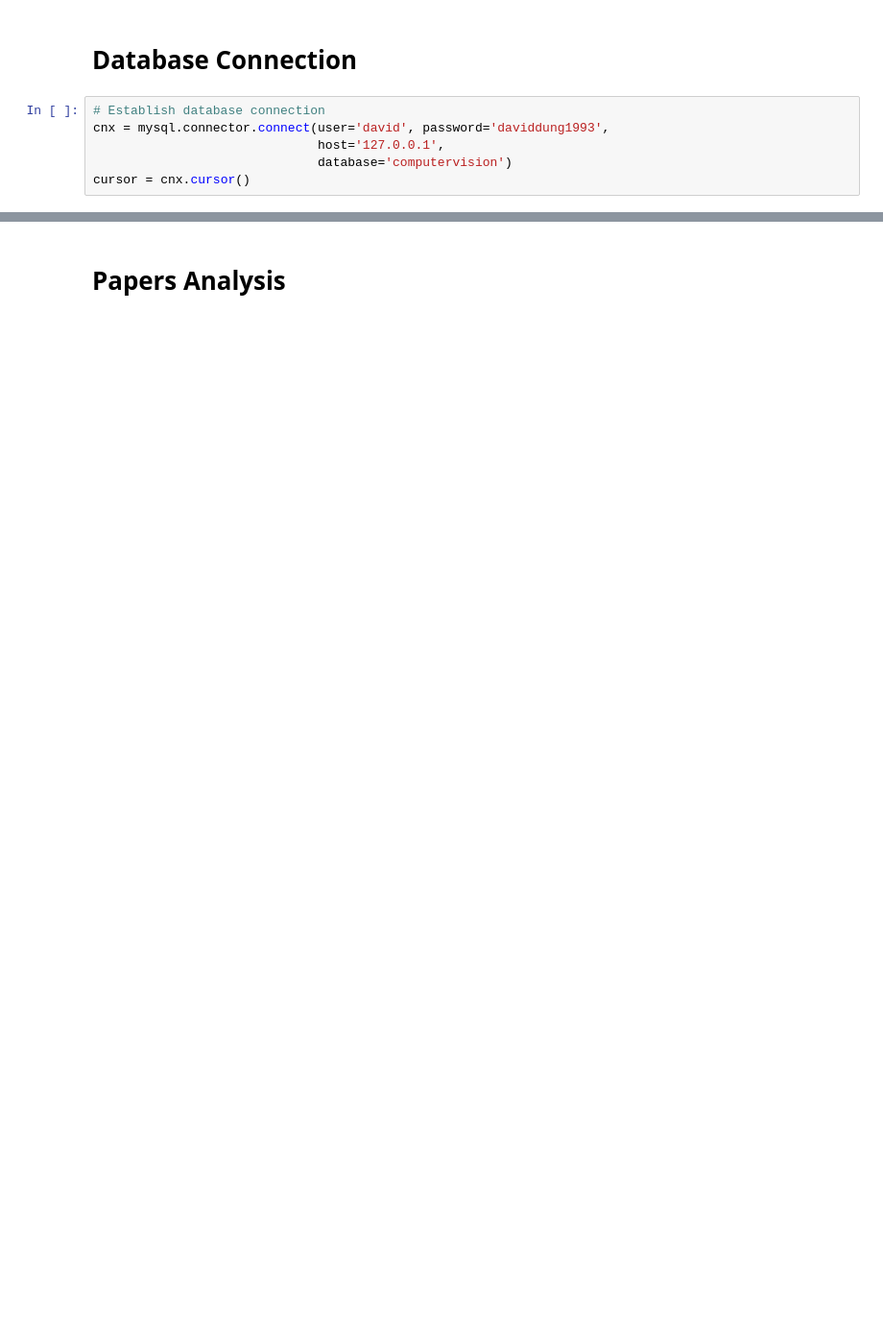
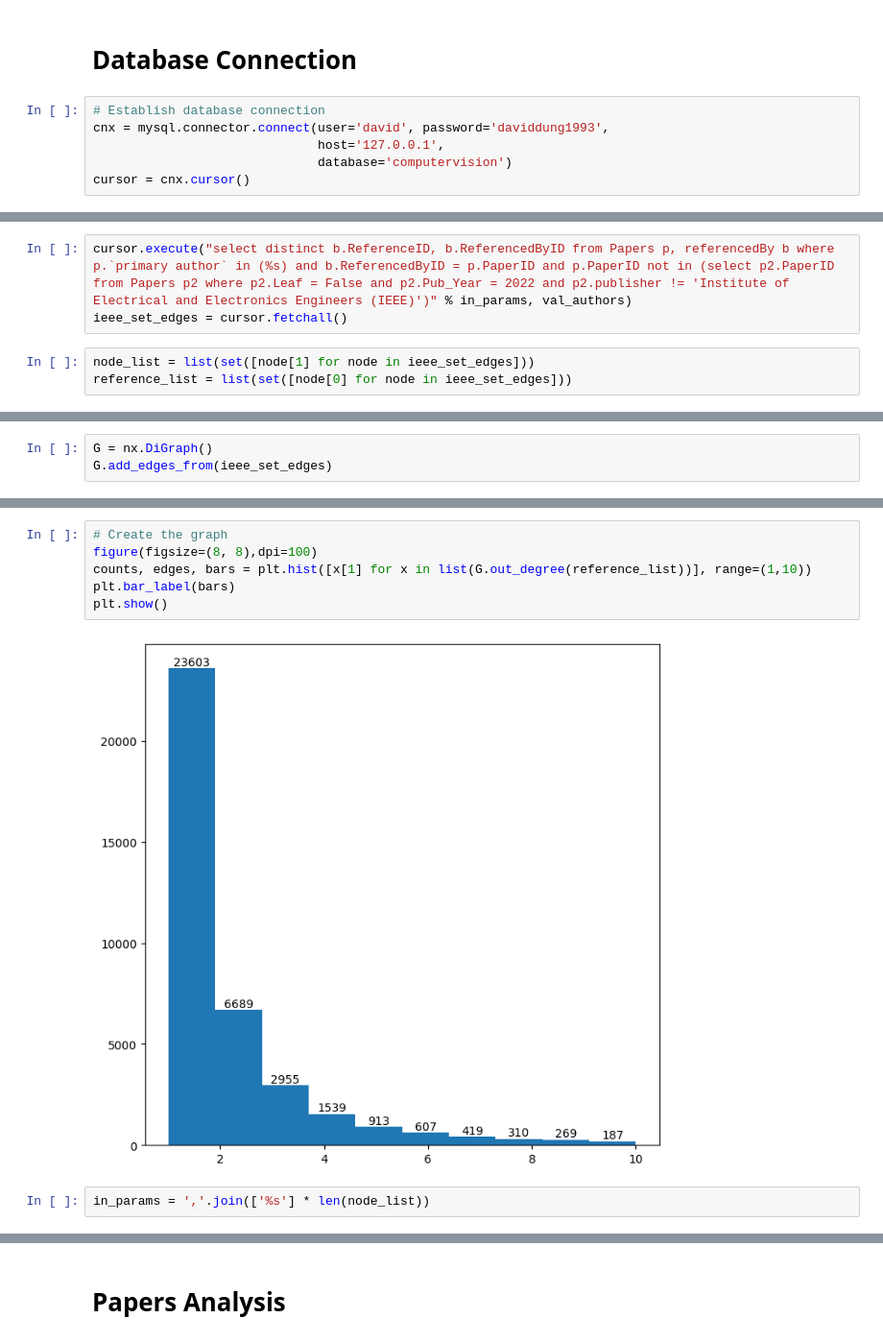
Before and after one commit to daviddung1993/Thesis-Project-How-blind-really-is-a-blind-peer-review-, a Jupyter notebook: Data Collection/Data Analysis.ipynb, the cells around one changed output, grey strips where cells are left out. Shown at 96% size. Drawn from its saved outputs; the diff is of its cells as text; blank space fills up the shorter version.

```diff
--- a/Data Collection/Data Analysis.ipynb
+++ b/Data Collection/Data Analysis.ipynb
@@ -15,0 +166,6 @@ cursor = cnx.cursor()
+# %%
+cursor.execute("select distinct b.ReferenceID, b.ReferencedByID from Papers p, referencedBy b where p.`primary author` in (%s) and b.ReferencedByID = p.PaperID and p.PaperID not in (select p2.PaperID from Papers p2 where p2.Leaf = False and p2.Pub_Year = 2022 and p2.publisher != 'Institute of Electrical and Electronics Engineers (IEEE)')" % in_params, val_authors)
+ieee_set_edges = cursor.fetchall()
+# %%
+node_list = list(set([node[1] for node in ieee_set_edges]))
+reference_list = list(set([node[0] for node in ieee_set_edges]))
@@ -15,0 +182,3 @@ cursor = cnx.cursor()
+# %%
+G = nx.DiGraph()
+G.add_edges_from(ieee_set_edges)
@@ -15,0 +202,10 @@ cursor = cnx.cursor()
+# %%
+# Create the graph
+figure(figsize=(8, 8),dpi=100)
+counts, edges, bars = plt.hist([x[1] for x in list(G.out_degree(reference_list))], range=(1,10))
+plt.bar_label(bars)
+plt.show()
+# %% [output]
+[figure, added]
+# %%
+in_params = ','.join(['%s'] * len(node_list))
```
Also changed, not shown: parts of 49 cells of this notebook, 25 other files.
